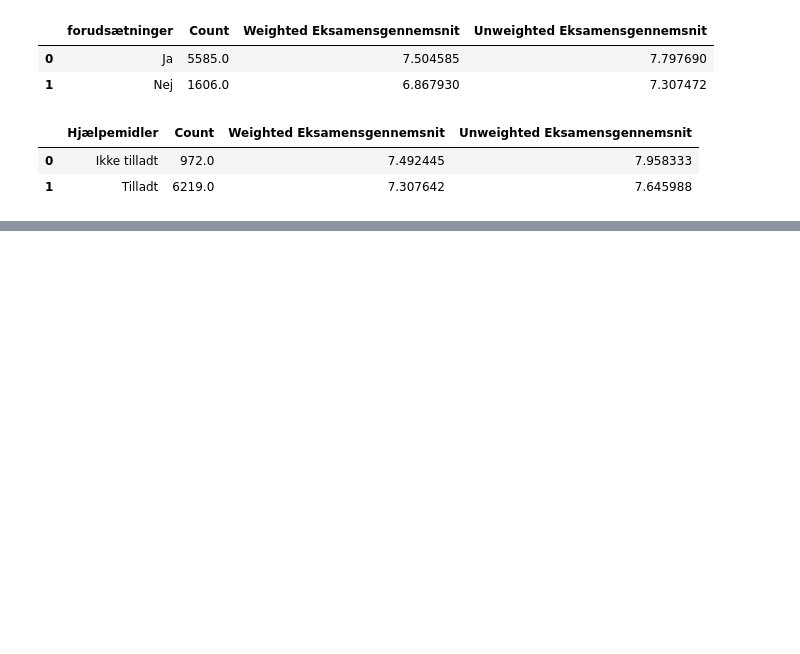
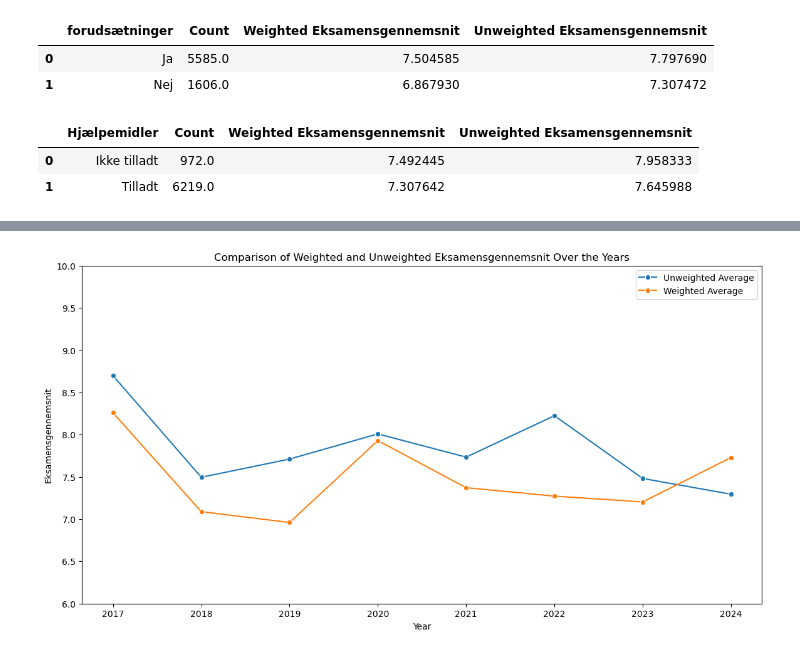
Before and after one commit to fmb622/isds2024exam, a Jupyter notebook: plots.ipynb, the cells around one changed output, grey strips where cells are left out. Drawn from its saved outputs; the diff is of its cells as text; code cells hidden in the pictures; blank space fills up the shorter version.

```diff
--- a/plots.ipynb
+++ b/plots.ipynb
@@ -193,0 +225,37 @@ summary_df
+# %%
+clean_merged_df = pd.read_csv('./cleaned_merged_course_data.csv')
+
+# Ensure necessary columns are numeric
+clean_merged_df['Fremmødte'] = pd.to_numeric(clean_merged_df['Fremmødte'], errors='coerce')
+clean_merged_df['Eksamensgennemsnit'] = pd.to_numeric(clean_merged_df['Eksamensgennemsnit'], errors='coerce')
+
+# Create a weighted version of 'Eksamensgennemsnit' by expanding the dataset
+weighted_data = clean_merged_df.loc[clean_merged_df.index.repeat(clean_merged_df['Fremmødte'])].copy()
+weighted_data['Weighted_Eksamensgennemsnit'] = weighted_data['Eksamensgennemsnit']
+
+# Group by 'Year' and calculate the average for the expanded (weighted) dataset
+weighted_yearly_avg = weighted_data.groupby('Year')['Weighted_Eksamensgennemsnit'].mean().reset_index()
+
+# Group by 'Year' and calculate the unweighted average from the original data
+unweighted_yearly_avg = clean_merged_df.groupby('Year')['Eksamensgennemsnit'].mean().reset_index()
+
+# Plotting both weighted and unweighted Eksamensgennemsnit over the years
+plt.figure(figsize=(14, 7))
+
+# Plot unweighted average
+sns.lineplot(x='Year', y='Eksamensgennemsnit', data=unweighted_yearly_avg, marker='o', label='Unweighted Average')
+
+# Plot weighted average
+sns.lineplot(x='Year', y='Weighted_Eksamensgennemsnit', data=weighted_yearly_avg, marker='o', label='Weighted Average')
+
+# Customize the plot
+plt.title('Comparison of Weighted and Unweighted Eksamensgennemsnit Over the Years')
+plt.xlabel('Year')
+plt.ylabel('Eksamensgennemsnit')
+plt.ylim(6, 10)  # Set y-axis limits to reflect the expected grade range (0-12)
+plt.legend()  # Show legend to differentiate between the two lines
+
+# Show the plot
+plt.show()
+# %% [output]
+[figure, added]
```
Also changed, not shown: parts of 1 cell of this notebook, 3 other files.
